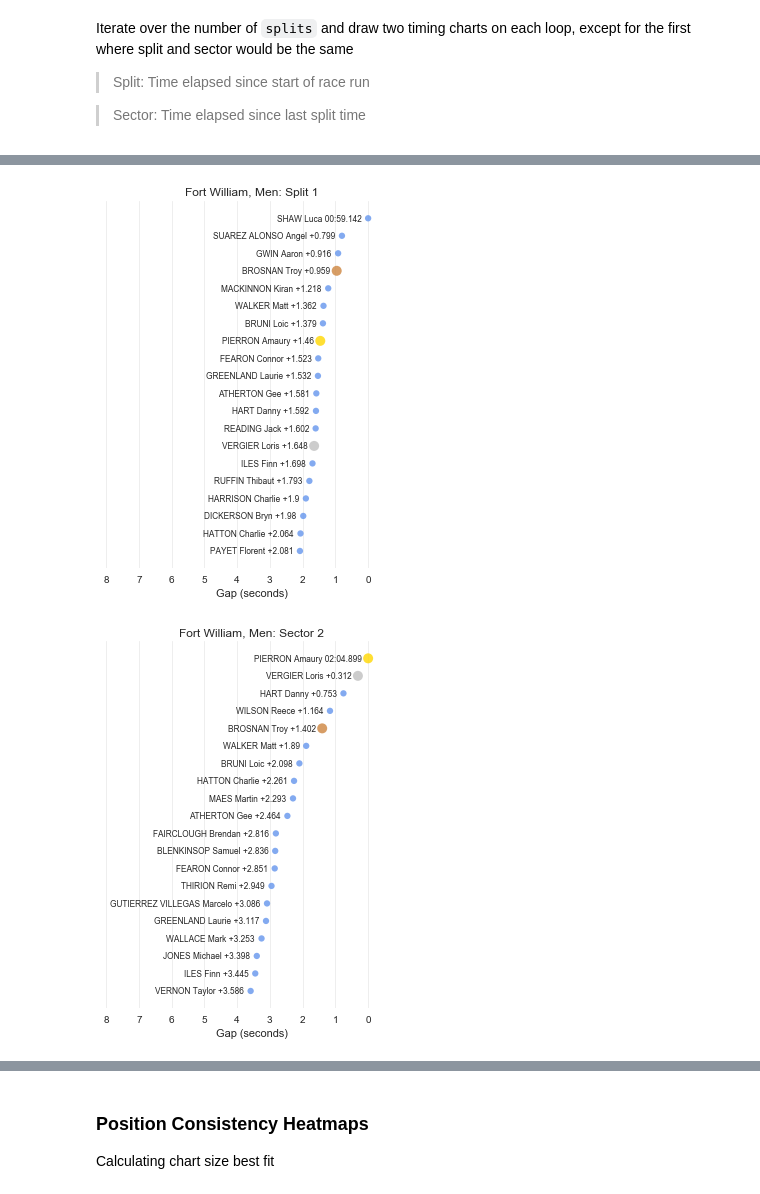
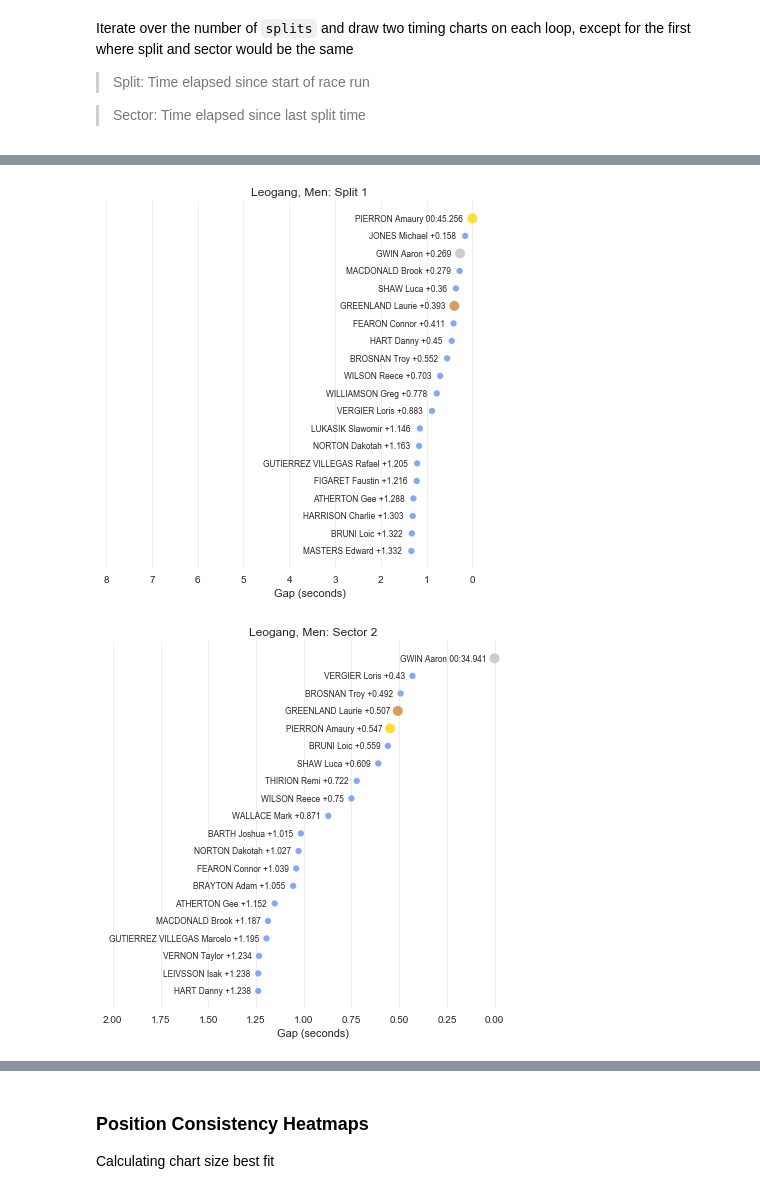
Before and after one commit to domwrap/mtbgeekstats, a Jupyter notebook: 2018/dh_race_analysis.ipynb, the cells around one changed output, grey strips where cells are left out. Saved outputs shown, nothing was run; the diff lists cells and outputs as text; code cells hidden in the pictures.

```diff
--- a/2018/dh_race_analysis.ipynb
+++ b/2018/dh_race_analysis.ipynb
@@ -51,11 +51,11 @@ Other:
 - `image_gen`: Should we auto-product and save to disk high-dpi versions of each chart
 # %%
 event = 'dh'
-race = 2
+race = 3
 gender = 'm'
 topX = 20
 splits = 5 # Could detect this from dataset, or or they always 5? @todo
-image_gen = True
+image_gen = False
 dpi = 300
 # %% [markdown]
 Some internal script config, don't change these. Race list is imported from external python config file
@@ -207,8 +225,12 @@ def drawScatter( df2, col, title, timeCol=False, minX=False, maxX=False, color='
 > X-Axis: Standardised across all charts for readibility, calculated as time gap between slowest person in the included dataset and first place at the finish
 # %%
 minX = math.ceil(df['split' + str(splits) + '_vs_winner'][topX-1])+1
+labelPosOffsetX = ( ( .2 if topX >= 20 else 1 ) * ( math.ceil( topX / 2 / 10 ) ) ) #if 'm' == gender else 1.5
+
+minX2 = max([ math.ceil( df['split' + str(spt) + ('_sector' if 1 < spt else '' ) + '_vs_winner'][topX-1] ) for spt in range( 1, splits+1 ) ])
+labelPosOffsetX2 = minX2 * .02
+
 #     minX = math.ceil( ( df['split' + str(splits) + '_vs_winner'][topX-1] ) / 10 ) * 10
-labelPosOffsetX = ( ( .2 if topX >= 20 else 1 ) * ( math.ceil( topX / 2 / 10 ) ) ) #if 'm' == gender else 1.5
 # %% [markdown]
 Iterate over the number of `splits` and draw two timing charts on each loop, except for the first where split and sector would be the same
 
@@ -218,16 +243,16 @@ Iterate over the number of `splits` and draw two timing charts on each loop, exc
 # %%
 for i in range( 1, splits+1 ):
     x = str(i)
     split = 'split' + x
 
     if i > 1:
         col2 = split + '_sector_vs_best'
         dfSector = df.sort_values( col2, ascending=True ).reset_index( drop=True )
-        drawScatter( dfSector, col2, chart_title_prefix + ': Sector ' + x, minX=minX, labelPosOffsetX=labelPosOffsetX )
+        drawScatter( dfSector, col2, chart_title_prefix + ': Sector ' + x, minX=minX2, maxX=-.1, labelPosOffsetX=labelPosOffsetX2 )
 
     col = split + '_vs_best'
     dfSplit = df.sort_values(col, ascending=True).reset_index(drop=True)
     drawScatter( dfSplit, col, ( chart_title_prefix + ': Split ' + x if i < splits else chart_title_prefix + ': Finish' ), minX=minX, labelPosOffsetX=labelPosOffsetX )
 # %% [output]
-[figure, old version]
+[figure, new version]
-[figure, old version]
+[figure, new version]
```
Also changed, not shown: parts of 31 cells of this notebook, 6 other files.
